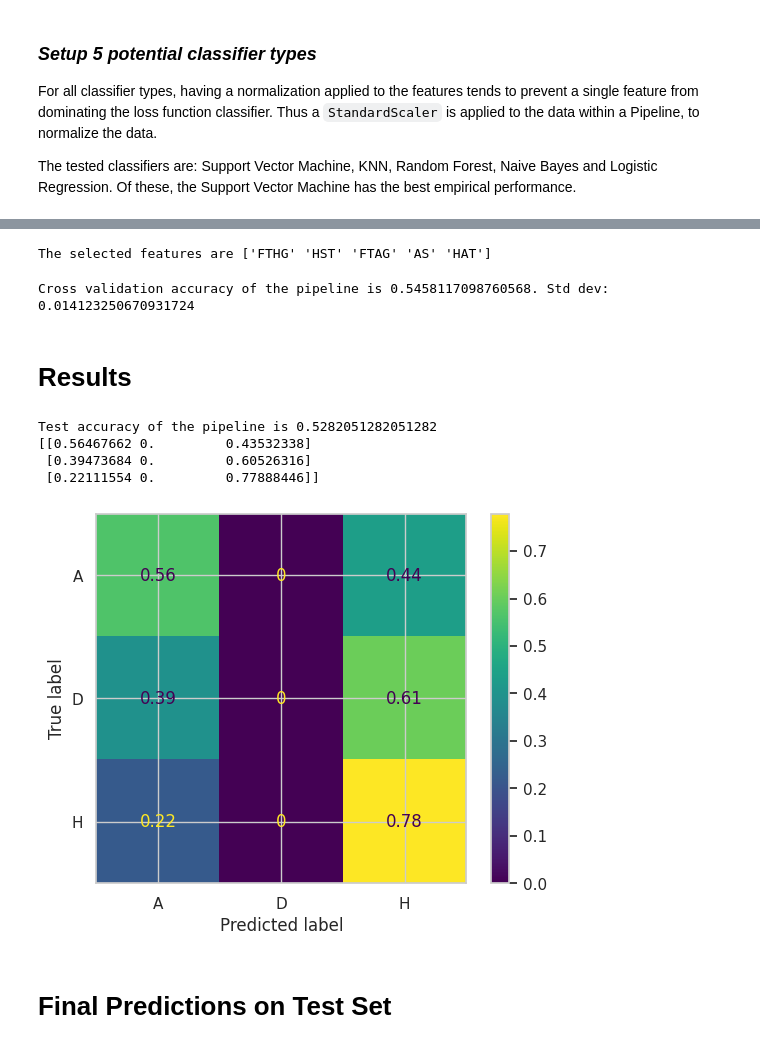
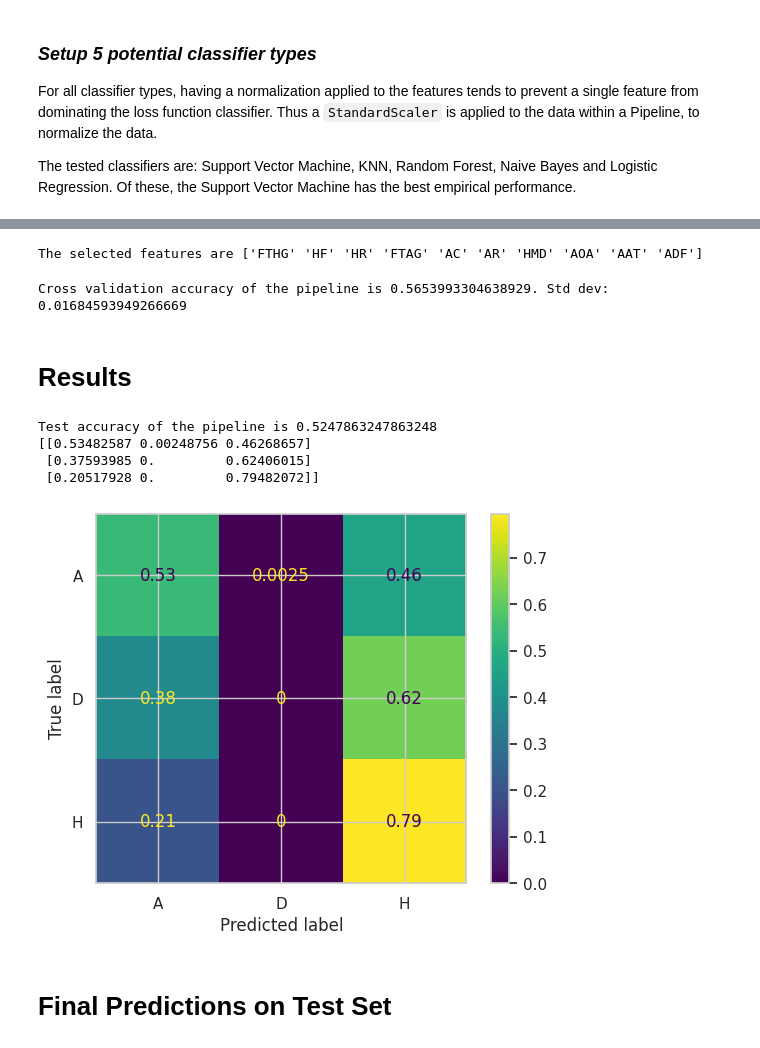
Before and after one commit to solderneer/ml-stuff, a Jupyter notebook: coursework.ipynb, the cells around one changed output, grey strips where cells are left out. Drawn from its saved outputs; the diff is of its cells as text; code cells hidden in the pictures.

```diff
--- a/coursework.ipynb
+++ b/coursework.ipynb
@@ -242,8 +252,8 @@ The team scores are assumed to be constant throughout a league.
 # List to store league date ranges
 league_dates = []
 
-# Loop through the years from 2013 to 2023
-for year in range(2014, 2023 + 1):
+# Loop through the years from 2014 to 2023.
+for year in range(2013, 2023 + 1):
     # Define the start and end dates for each league year (assuming August 1 to June 1)
     start_date = f"{year}-08-01"
     end_date = f"{year + 1}-06-01"
@@ -576,50 +639,53 @@ Training set size is (2107, 26)
 Test set size is (1170, 26)
 # %%
 # Define the pipeline
-clf = Pipeline([('scaler', StandardScaler()), ('classifier', SVC())])
+clf = Pipeline([('scaler', StandardScaler()), ('classifier', SVC(C=1.0))])
 # %%
-# Sequential Feature Selection, select 5
+# Sequential Feature Selection, select 10
 sfs_forward = SequentialFeatureSelector(
-    clf, n_features_to_select=5, direction="forward", n_jobs=4
+    clf, n_features_to_select=10, direction="forward", n_jobs=4
 ).fit(X_train, y_train)
 
 selected_features = sfs_forward.get_support()
 X_train_selected = X_train[:, selected_features]
 
 feature_names = np.array([*home_columns, *away_columns, *team_columns])
-print(f"The selected features are {feature_names[selected_features]}")
+selected_feature_names = feature_names[selected_features]
+print(f"The selected features are {selected_feature_names}")
 # %% [output]
-The selected features are ['FTHG' 'HST' 'FTAG' 'AS' 'HAT']
+The selected features are ['FTHG' 'HF' 'HR' 'FTAG' 'AC' 'AR' 'HMD' 'AOA' 'AAT' 'ADF']
 # %%
-pipeline = Pipeline([
-    ('scaler', StandardScaler()),
-    ('classifier', SVC())
-])
+X_train = df_features_train[selected_feature_names].values
+y_train = df_features_train[['FTRLabel']].values.ravel()
 
-scores = cross_val_score(pipeline, X_train, y_train, cv=5)
+X_test = df_features_test[selected_feature_names].values
+y_test = df_features_test[['FTRLabel']].values.ravel()
+
+skf = StratifiedKFold(n_splits=5)
+scores = cross_val_score(clf, X_train, y_train, cv=skf)
 print(f"Cross validation accuracy of the pipeline is {scores.mean()}. Std dev: {scores.std()}")
 # %% [output]
-Cross validation accuracy of the pipeline is 0.5458117098760568. Std dev: 0.014123250670931724
+Cross validation accuracy of the pipeline is 0.5653993304638929. Std dev: 0.01684593949266669
 # %% [markdown]
 # Results
 # %%
-test_score = pipeline.fit(X_train, y_train).score(X_test, y_test)
+test_score = clf.fit(X_train, y_train).score(X_test, y_test)
 print(f"Test accuracy of the pipeline is {test_score}")
 
 disp = ConfusionMatrixDisplay.from_estimator(
-    pipeline,
+    clf,
     X_test,
     y_test,
     display_labels=result_encoder.classes_,
     normalize="true",
 )
 print(disp.confusion_matrix)
 # %% [output]
-Test accuracy of the pipeline is 0.5282051282051282
-[[0.56467662 0.         0.43532338]
- [0.39473684 0.         0.60526316]
- [0.22111554 0.         0.77888446]]
+Test accuracy of the pipeline is 0.5247863247863248
+[[0.53482587 0.00248756 0.46268657]
+ [0.37593985 0.         0.62406015]
+ [0.20517928 0.         0.79482072]]
-[figure, old version]
+[figure, new version]
 # %% [markdown]
 # Final Predictions on Test Set
 # %% [markdown]
```
Also changed, not shown: parts of 23 cells of this notebook.
